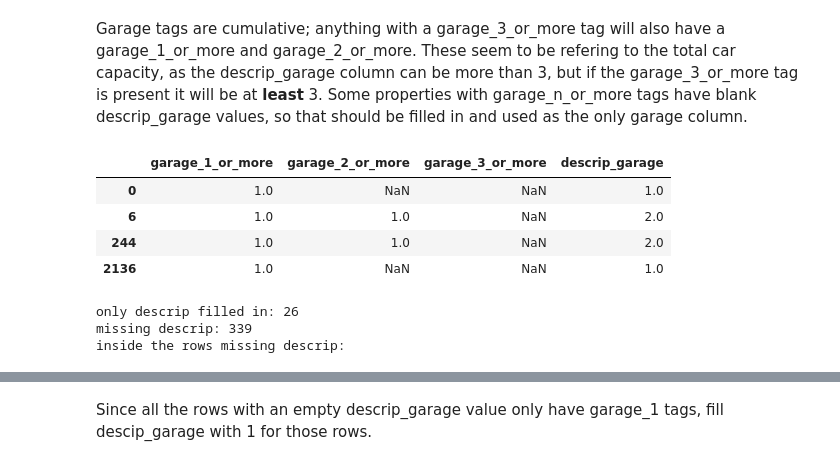
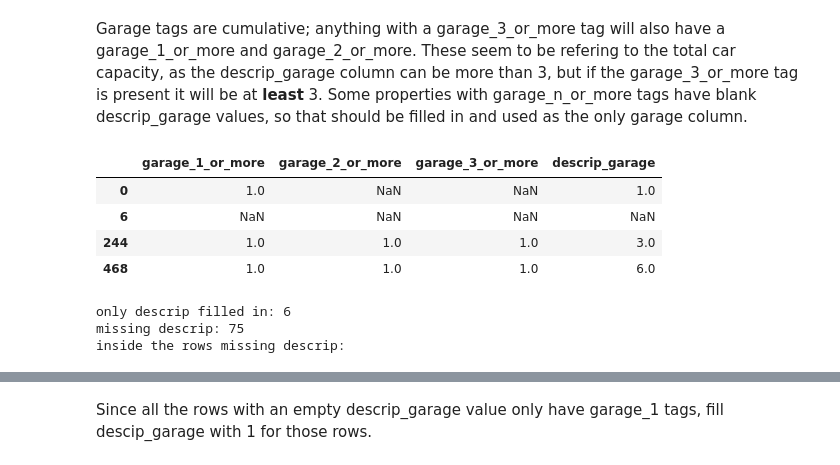
Before and after one commit to MeghanBarritt/midterm_project_datasci, a Jupyter notebook: notebooks/1 - EDA.ipynb, the cells around one changed output, grey strips where cells are left out. Saved outputs shown, nothing was run; the diff lists cells and outputs as text; code cells hidden in the pictures.

```diff
--- a/notebooks/1 - EDA.ipynb
+++ b/notebooks/1 - EDA.ipynb
@@ -62,0 +56,6 @@ data.shape
+# %%
+data_dupes = pd.read_pickle('pickles/with_tags.pkl')
+
+data = data_dupes.drop_duplicates(subset=['property_id'])
+print('size of raw data:', data_dupes.shape)
+print('size after removing duplicates:', data.shape)
@@ -72,7 +74,7 @@ Name: count, dtype: int64
 # %%
 # drop empty columns, old tags column
 data = data.drop(['descrip_name','descrip_baths_1qtr','flags_is_new_construction','flags_is_for_rent','flags_is_subdivision','flags_is_contingent',
-            'flags_is_pending','flags_is_plan','flags_is_coming_soon','open_houses','tags'],axis=1)
+            'flags_is_pending','flags_is_plan','flags_is_coming_soon','open_houses',],axis=1)
 # %% [markdown]
 'community', 'flags_is_foreclosure', 'courtyard_entry', 'well_water' and 'open_house' are basically empty; flags_is_new_listing and status have all the same value, so drop them as well.
 # %%
@@ -210,6 +208,6 @@ We are also going to combine 'condos' into the rest of the 'condo' category beca
 # %%
 # create new column
-data['property_type'] = 'unknown'
+data['property_type'] = 'other_unknown'
 
 # assigning values to the new column based on the relevant type column
 # -> based on type:
@@ -218,7 +216,7 @@ data.loc[data['descrip_type']=='multi_family','property_type'] = 'multi_family'
 data.loc[data['descrip_type']=='land','property_type'] = 'land'
 data.loc[data['descrip_type']=='mobile','property_type'] = 'mobile'
 data.loc[data['descrip_type']=='condo','property_type'] = 'condo'
-data.loc[data['descrip_type']=='other','property_type'] = 'other'
+data.loc[data['descrip_type']=='other','property_type'] = 'other_unknown'
 
 # -> based on subtype:
 data.loc[data['descrip_sub_type']=='condo','property_type'] = 'condo'
@@ -286,0 +328,4 @@ data = data.drop(['single_story','two_or_more_stories'],axis=1)
+# %%
+data = data.drop((data[data['descrip_sold_price']>12000000]).index)
+data = data.drop((data[data['descrip_sqft']>30000]).index)
+data = data.drop((data[data['descrip_lot_sqft']>130000000]).index)
@@ -295,20 +365,20 @@ _(could not use .loc to only fillna the expanded tags columns, so those are goin
 # %% [markdown]
 Garage tags are cumulative; anything with a garage_3_or_more tag will also have a garage_1_or_more and garage_2_or_more. These seem to be refering to the total car capacity, as the descrip_garage column can be more than 3, but if the garage_3_or_more tag is present it will be at **least** 3. Some properties with garage_n_or_more tags have blank descrip_garage values, so that should be filled in and used as the only garage column.
 # %%
-display(data.loc[[0,6,244,2136],['garage_1_or_more','garage_2_or_more','garage_3_or_more','descrip_garage']])
+display(data.loc[[0,6,244,468],['garage_1_or_more','garage_2_or_more','garage_3_or_more','descrip_garage']])
 
 print('only descrip filled in:',len(data[(data['garage_1_or_more'].isna())&(data['garage_2_or_more'].isna())&
                                          (data['garage_3_or_more'].isna())&(data['descrip_garage']>0)]))
 print('missing descrip:',len(data[(data['descrip_garage'].isna())&((data['garage_1_or_more']>0)|(data['garage_2_or_more']>0)|(data['garage_3_or_more']>0))]))
 
 print('inside the rows missing descrip:')
 display(data[((data['garage_1_or_more']>0)|(data['garage_2_or_more']>0)|(data['garage_3_or_more']>0))&(data['descrip_garage'].isna())][['garage_1_or_more','garage_2_or_more','garage_3_or_more']].sum())
 # %% [output]
 |  | garage_1_or_more | garage_2_or_more | garage_3_or_more | descrip_garage |
 | 0 | 1.0 | NaN | NaN | 1.0 |
-| 6 | 1.0 | 1.0 | NaN | 2.0 |
-| 244 | 1.0 | 1.0 | NaN | 2.0 |
-| 2136 | 1.0 | NaN | NaN | 1.0 |
+| 6 | NaN | NaN | NaN | NaN |
+| 244 | 1.0 | 1.0 | 1.0 | 3.0 |
+| 468 | 1.0 | 1.0 | 1.0 | 6.0 |
-only descrip filled in: 26
-missing descrip: 339
+only descrip filled in: 6
+missing descrip: 75
 inside the rows missing descrip:
```
Also changed, not shown: parts of 61 cells of this notebook, 3 other files.
